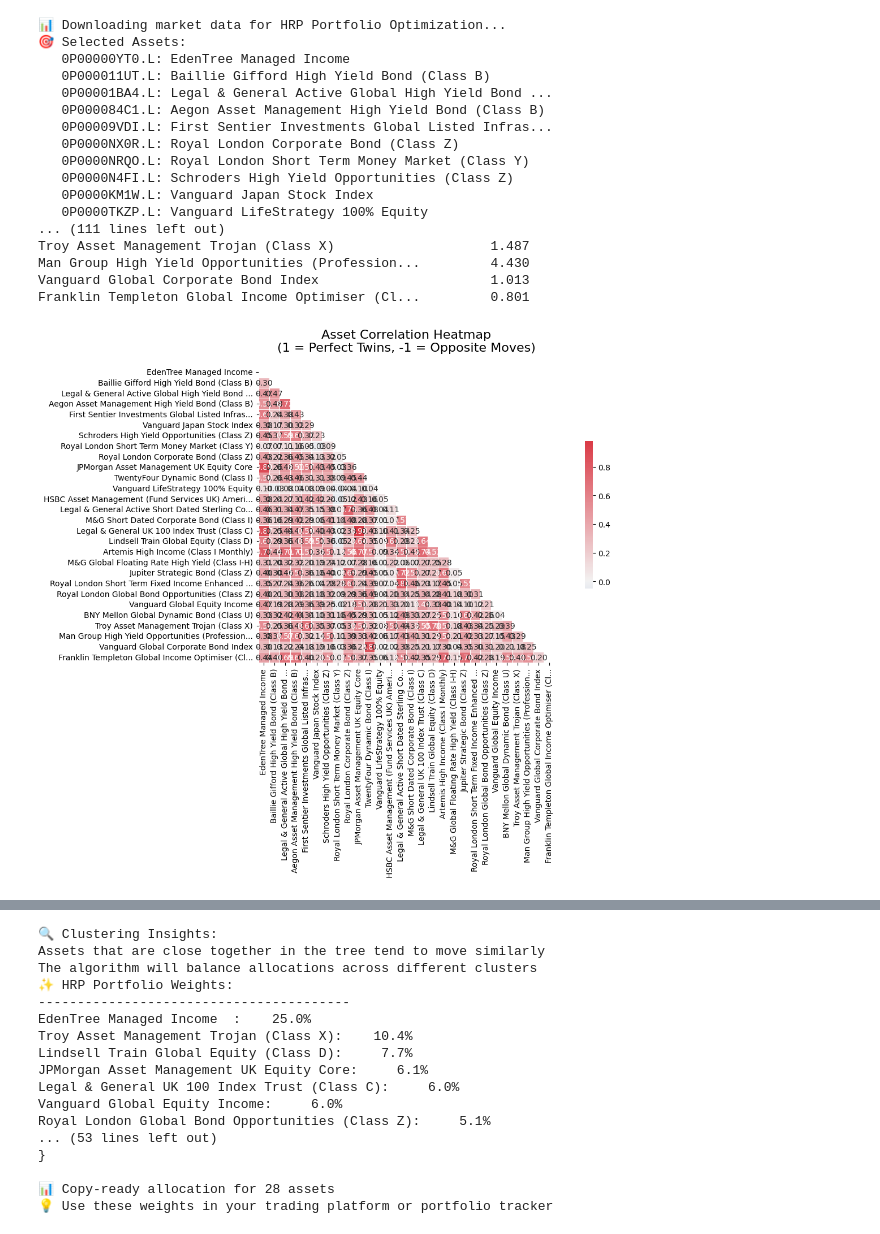
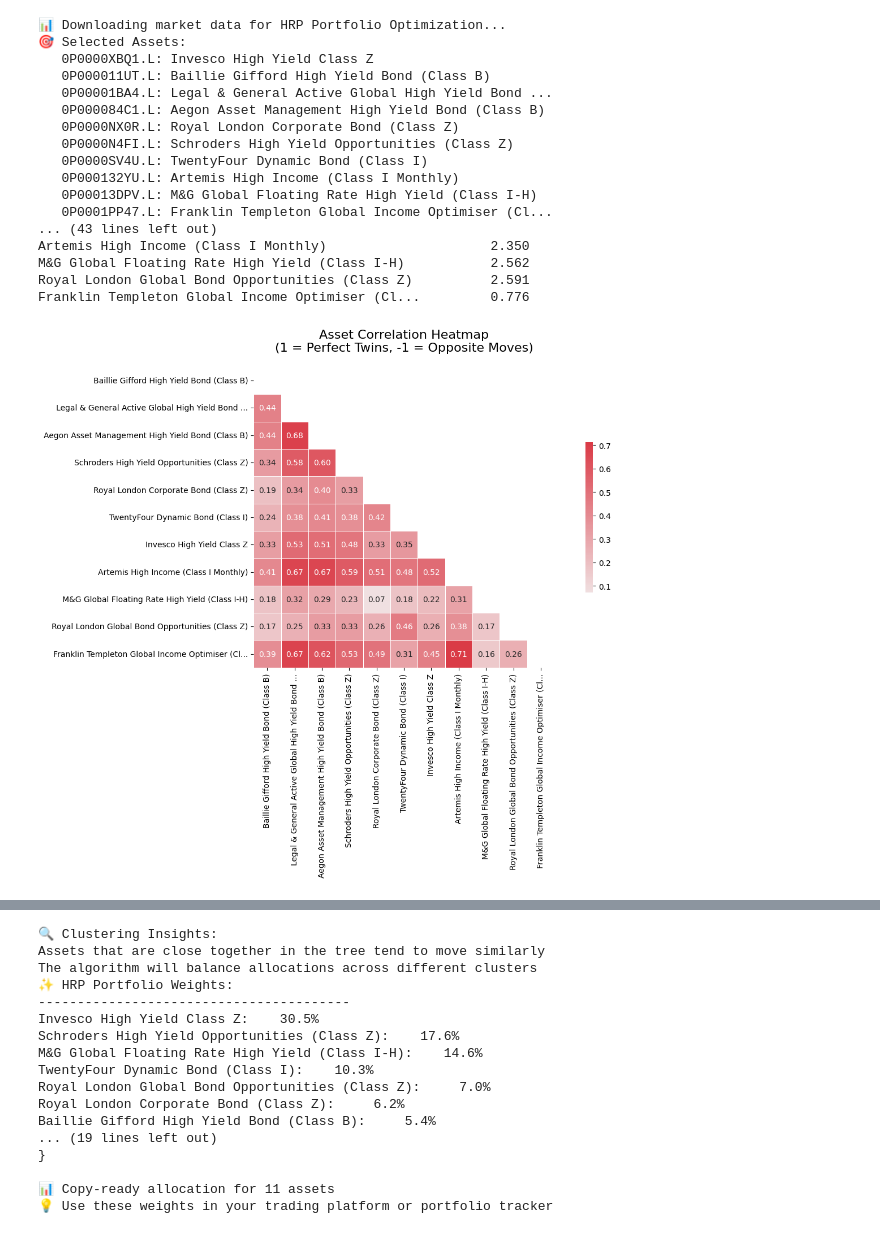
Before and after one commit to sillyc0n/optimizer-notebooks, a Jupyter notebook: HRP_Yahoo_Finance.ipynb, the cells around one changed output, grey strips where cells are left out. Drawn from its saved outputs; the diff is of its cells as text; code cells hidden in the pictures.

```diff
--- a/HRP_Yahoo_Finance.ipynb
+++ b/HRP_Yahoo_Finance.ipynb
@@ -50,34 +50,35 @@ warnings.filterwarnings('ignore')
 
 # Define your portfolio symbols - customize these!
 SYMBOLS = {
-'0P00000YT0.L': 'EdenTree Managed Income',
+'0P0000XBQ1.L': 'Invesco High Yield Class Z',
+#'0P00000YT0.L': 'EdenTree Managed Income',
 '0P000011UT.L': 'Baillie Gifford High Yield Bond (Class B)',
 '0P00001BA4.L': 'Legal & General Active Global High Yield Bond ...',
 '0P000084C1.L': 'Aegon Asset Management High Yield Bond (Class B)',
-'0P00009VDI.L': 'First Sentier Investments Global Listed Infras...',
+#'0P00009VDI.L': 'First Sentier Investments Global Listed Infras...',
 '0P0000NX0R.L': 'Royal London Corporate Bond (Class Z)',
-'0P0000NRQO.L': 'Royal London Short Term Money Market (Class Y)',
+#'0P0000NRQO.L': 'Royal London Short Term Money Market (Class Y)',
 '0P0000N4FI.L': 'Schroders High Yield Opportunities (Class Z)',
-'0P0000KM1W.L': 'Vanguard Japan Stock Index',
-'0P0000TKZP.L': 'Vanguard LifeStrategy 100% Equity',
+#'0P0000KM1W.L': 'Vanguard Japan Stock Index',
+#'0P0000TKZP.L': 'Vanguard LifeStrategy 100% Equity',
 '0P0000SV4U.L': 'TwentyFour Dynamic Bond (Class I)',
-'0P0000SCZE.L': 'JPMorgan Asset Management UK Equity Core',
-'0P0000X48W.L': 'Legal & General Active Short Dated Sterling Co...',
-'0P0000WN7G.L': 'HSBC Asset Management (Fund Services UK) Ameri...',
-'0P0000X7K3.L': 'M&G Short Dated Corporate Bond (Class I)',
-'0P0001LJIX.L': 'Vanguard Global Corporate Bond Index',
-'0P0001AP2Y.L': 'BNY Mellon Global Dynamic Bond (Class U)',
-'0P000102MB.L': 'Legal & General UK 100 Index Trust (Class C)',
-'0P0001I6OQ.L': 'Man Group High Yield Opportunities (Profession...',
-'0P00012PN5.L': 'Lindsell Train Global Equity (Class D)',
+#'0P0000SCZE.L': 'JPMorgan Asset Management UK Equity Core',
+#'0P0000X48W.L': 'Legal & General Active Short Dated Sterling Co...',
+#'0P0000WN7G.L': 'HSBC Asset Management (Fund Services UK) Ameri...',
+#'0P0000X7K3.L': 'M&G Short Dated Corporate Bond (Class I)',
+#'0P0001LJIX.L': 'Vanguard Global Corporate Bond Index',
+#'0P0001AP2Y.L': 'BNY Mellon Global Dynamic Bond (Class U)',
+#'0P000102MB.L': 'Legal & General UK 100 Index Trust (Class C)',
+#'0P0001I6OQ.L': 'Man Group High Yield Opportunities (Profession...',
+#'0P00012PN5.L': 'Lindsell Train Global Equity (Class D)',
 '0P000132YU.L': 'Artemis High Income (Class I Monthly)',
 '0P00013DPV.L': 'M&G Global Floating Rate High Yield (Class I-H)',
-'0P00015MD2.L': 'Jupiter Strategic Bond (Class Z)',
+#'0P00015MD2.L': 'Jupiter Strategic Bond (Class Z)',
 '0P0001PP47.L': 'Franklin Templeton Global Income Optimiser (Cl...',
-'0P00016D8F.L': 'Royal London Short Term Fixed Income Enhanced ...',
+#'0P00016D8F.L': 'Royal London Short Term Fixed Income Enhanced ...',
 '0P000176FS.L': 'Royal London Global Bond Opportunities (Class Z)',
-'0P0001CBJB.L': 'Troy Asset Management Trojan (Class X)',
-'0P000185T0.L': 'Vanguard Global Equity Income'
+#'0P0001CBJB.L': 'Troy Asset Management Trojan (Class X)',
+#'0P000185T0.L': 'Vanguard Global Equity Income'
 }
 
 # Alternative symbols for different strategies:
@@ -515,41 +516,41 @@ plt.show()
 #
 # **⚡ HRP Algorithm Automatically:**
 # - Allocates more capital to stable, diversifying asset clusters
 # - Limits exposure to highly correlated or volatile groups
 # - Maintains natural diversification across different market sectors
 # - Adapts to actual market relationships, not theoretical assumptions
 #
 # **🔄 To Customize Your Portfolio:**
 # 1. Modify the `SYMBOLS` dictionary with your preferred ETFs/stocks
 # 2. Adjust the data period (e.g., '1y', '3y', '5y') for different market cycles
 # 3. Re-run the analysis to see how allocations change
 #
 # **💡 Pro Tips:**
 # - HRP works best with 8-15 diverse assets
 # - Include different asset classes (stocks, bonds, commodities, REITs)
 # - Consider rebalancing quarterly or semi-annually
 # - Monitor correlation changes over time
 
 print("🎉 HRP Portfolio Optimization Complete!")
 print(f"📈 Your optimized portfolio is ready with {len(SYMBOLS)} assets")
 print(f"🎯 Total portfolio weight: {hrp_weights.sum():.1%}")
 print("💪 Happy investing with smart diversification!")
 # %% [output]
 📊 Downloading market data for HRP Portfolio Optimization...
 🎯 Selected Assets:
-   0P00000YT0.L: EdenTree Managed Income
+   0P0000XBQ1.L: Invesco High Yield Class Z
    0P000011UT.L: Baillie Gifford High Yield Bond (Class B)
    0P00001BA4.L: Legal & General Active Global High Yield Bond ...
    0P000084C1.L: Aegon Asset Management High Yield Bond (Class B)
-   0P00009VDI.L: First Sentier Investments Global Listed Infras...
    0P0000NX0R.L: Royal London Corporate Bond (Class Z)
-   0P0000NRQO.L: Royal London Short Term Money Market (Class Y)
    0P0000N4FI.L: Schroders High Yield Opportunities (Class Z)
-   0P0000KM1W.L: Vanguard Japan Stock Index
-   0P0000TKZP.L: Vanguard LifeStrategy 100% Equity
-... (111 lines left out)
-Troy Asset Management Trojan (Class X)                    1.487
-Man Group High Yield Opportunities (Profession...         4.430
-Vanguard Global Corporate Bond Index                      1.013
-Franklin Templeton Global Income Optimiser (Cl...         0.801
+   0P0000SV4U.L: TwentyFour Dynamic Bond (Class I)
+   0P000132YU.L: Artemis High Income (Class I Monthly)
+   0P00013DPV.L: M&G Global Floating Rate High Yield (Class I-H)
+   0P0001PP47.L: Franklin Templeton Global Income Optimiser (Cl...
+... (43 lines left out)
+Artemis High Income (Class I Monthly)                     2.350
+M&G Global Floating Rate High Yield (Class I-H)           2.562
+Royal London Global Bond Opportunities (Class Z)          2.591
+Franklin Templeton Global Income Optimiser (Cl...         0.776
-[figure, old version]
+[figure, new version]
@@ -560,15 +561,15 @@ Assets that are close together in the tree tend to move similarly
 The algorithm will balance allocations across different clusters
 ✨ HRP Portfolio Weights:
 ----------------------------------------
-EdenTree Managed Income  :    25.0%
-Troy Asset Management Trojan (Class X):    10.4%
-Lindsell Train Global Equity (Class D):     7.7%
-JPMorgan Asset Management UK Equity Core:     6.1%
-Legal & General UK 100 Index Trust (Class C):     6.0%
-Vanguard Global Equity Income:     6.0%
-Royal London Global Bond Opportunities (Class Z):     5.1%
-... (53 lines left out)
+Invesco High Yield Class Z:    30.5%
+Schroders High Yield Opportunities (Class Z):    17.6%
+M&G Global Floating Rate High Yield (Class I-H):    14.6%
+TwentyFour Dynamic Bond (Class I):    10.3%
+Royal London Global Bond Opportunities (Class Z):     7.0%
+Royal London Corporate Bond (Class Z):     6.2%
+Baillie Gifford High Yield Bond (Class B):     5.4%
+... (19 lines left out)
 }
 
-📊 Copy-ready allocation for 28 assets
+📊 Copy-ready allocation for 11 assets
 💡 Use these weights in your trading platform or portfolio tracker
```
Also changed, not shown: parts of 1 cell of this notebook.
